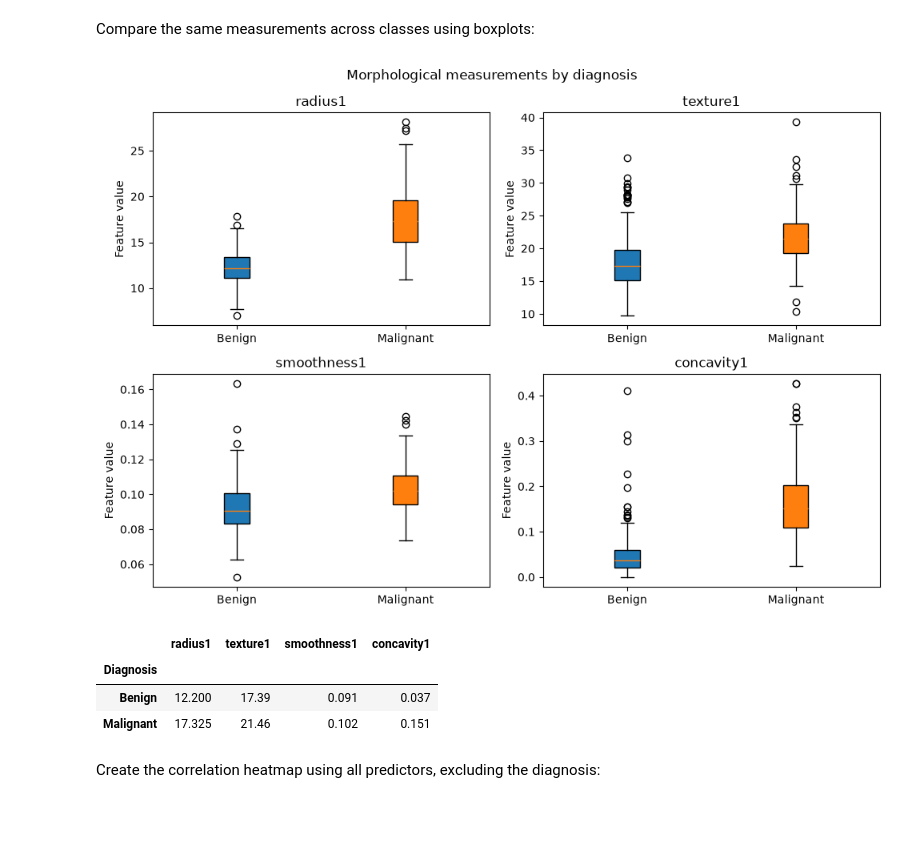
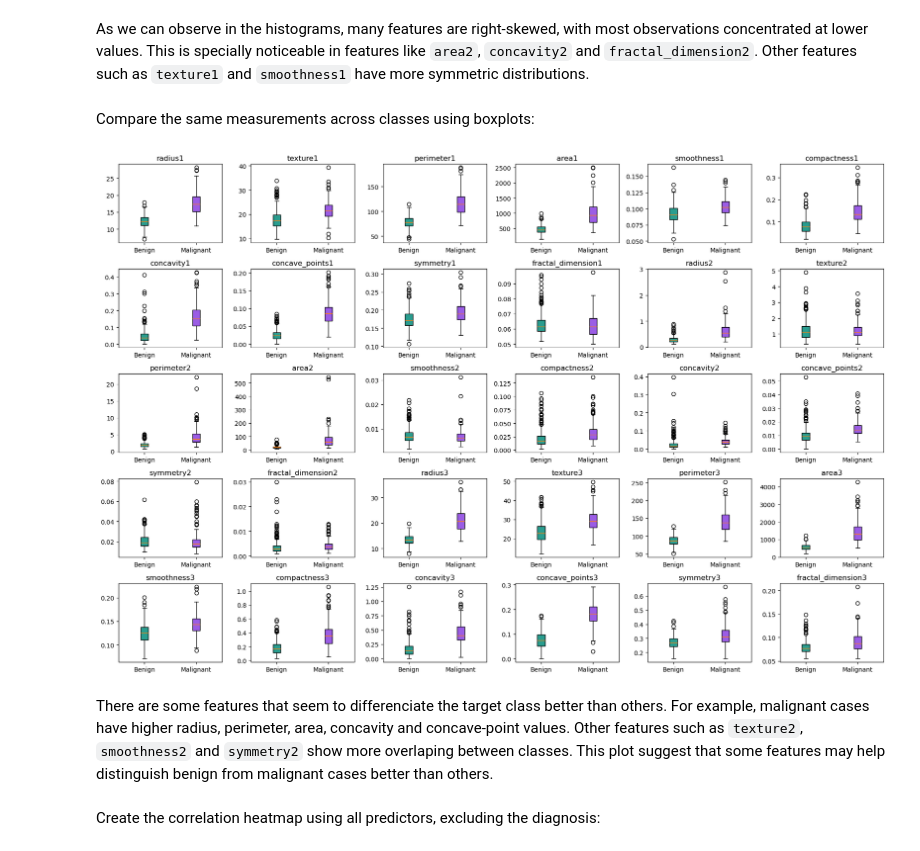
Before and after one commit to pmendez252/data_science-supervised_learning, a Jupyter notebook: notebooks/breast_cancer_classification.ipynb, the cells around one changed output. Cells and saved outputs as stored; diff of their text form; code cells hidden in the pictures; blank space fills up the shorter version.

```diff
--- a/notebooks/breast_cancer_classification.ipynb
+++ b/notebooks/breast_cancer_classification.ipynb
@@ -373,0 +191,9 @@ plt.show()
+# %%
+fig, axes = plt.subplots(5, 6, figsize=(18, 12))
+
+for ax, feature in zip(axes.flatten(), X.columns):
+    ax.hist(X[feature], bins=20, color="#2A9D8F", edgecolor="white")
+    ax.set_title(feature)
+
+plt.tight_layout()
+plt.show()
@@ -374,41 +202,27 @@ plt.show()
+# %% [markdown]
+As we can observe in the histograms, many features are right-skewed, with most observations concentrated at lower values. This is specially noticeable in features like `area2`, `concavity2` and `fractal_dimension2`. Other features such as `texture1` and `smoothness1` have more symmetric distributions.
 # %% [markdown]
 Compare the same measurements across classes using boxplots:
 # %%
-fig, axes = plt.subplots(2, 2, figsize=(10, 7))
+fig, axes = plt.subplots(5, 6, figsize=(18, 12))
 
-for ax, feature in zip(axes.flat, eda_features):
-    values_by_class = [
-        X.loc[y == 0, feature],
-        X.loc[y == 1, feature],
-    ]
-
-    boxes = ax.boxplot(values_by_class, patch_artist=True)
+for ax, feature in zip(axes.flatten(), X.columns):
+    boxes = ax.boxplot(
+        [X.loc[y == 0, feature], X.loc[y == 1, feature]],
+        patch_artist=True
+    )
 
     for box, color in zip(boxes["boxes"], class_colors):
         box.set_facecolor(color)
 
-    ax.set_xticks([1, 2])
     ax.set_xticklabels(class_names)
     ax.set_title(feature)
-    ax.set_ylabel("Feature value")
 
-fig.suptitle("Morphological measurements by diagnosis")
 plt.tight_layout()
 plt.show()
-
-# Numerical support for describing the class differences
-medians_by_class = X[eda_features].groupby(y).median()
-medians_by_class.index = medians_by_class.index.map({
-    0: "Benign",
-    1: "Malignant",
-})
-
-display(medians_by_class.round(3))
 # %% [output]
-[figure, old version]
+[figure, new version]
-|  | radius1 | texture1 | smoothness1 | concavity1 |
-| Diagnosis |  |  |  |  |
-| Benign | 12.200 | 17.39 | 0.091 | 0.037 |
-| Malignant | 17.325 | 21.46 | 0.102 | 0.151 |
+# %% [markdown]
+There are some features that seem to differenciate the target class better than others. For example, malignant cases have higher radius, perimeter, area, concavity and concave-point values. Other features such as `texture2`, `smoothness2` and `symmetry2` show more overlaping between classes. This plot suggest that some features may help distinguish benign from malignant cases better than others.
 # %% [markdown]
 Create the correlation heatmap using all predictors, excluding the diagnosis:
```
Also changed, not shown: parts of 166 cells of this notebook, 1 other file.
